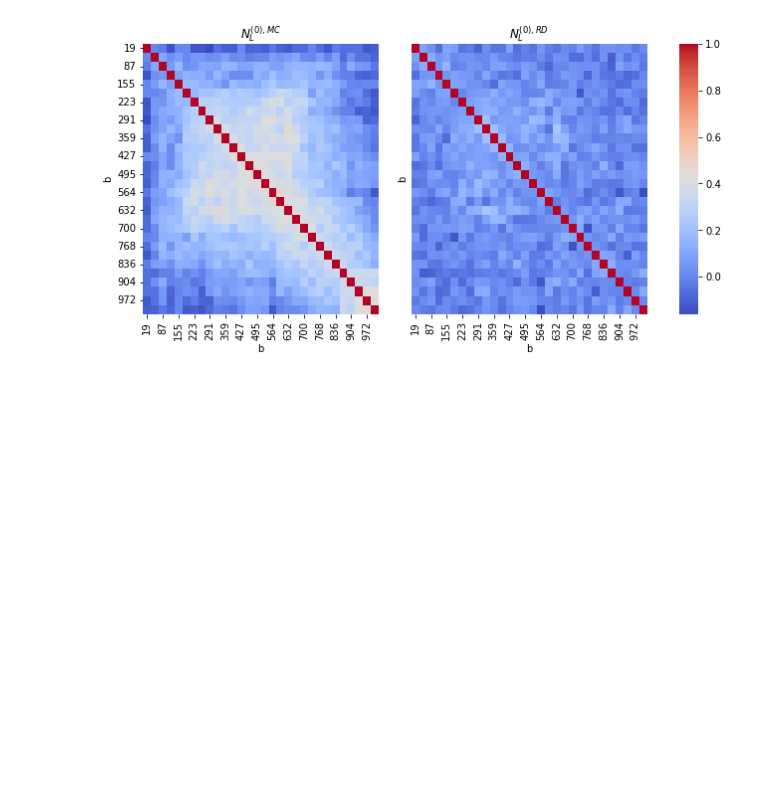
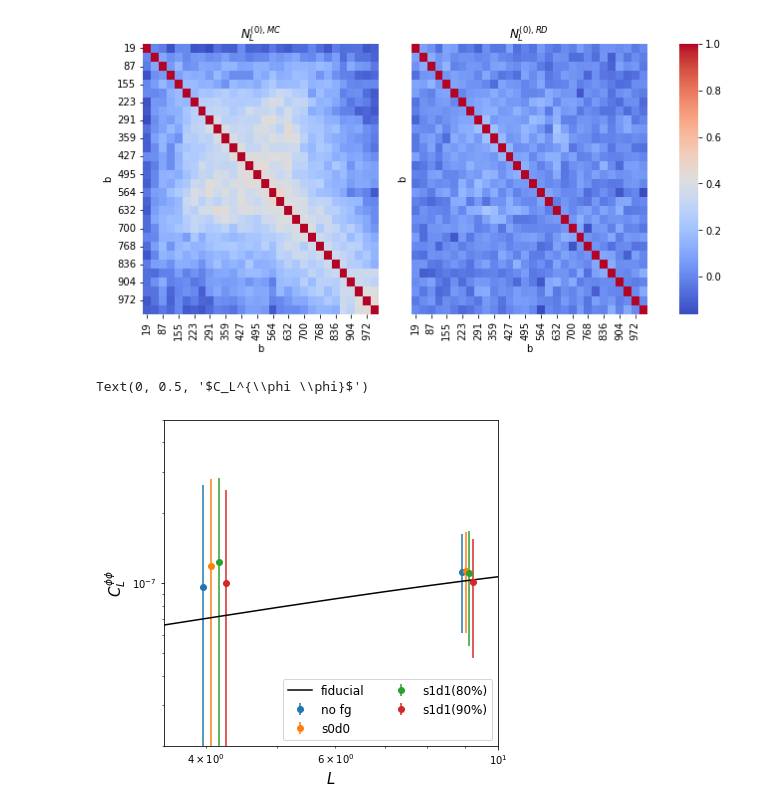
Before and after one commit to antolonappan/dell, a Jupyter notebook: Notebooks/reconstruction.ipynb, the cells around one changed output. Saved outputs shown, nothing was run; the diff lists cells and outputs as text; code cells hidden in the pictures; blank space fills up the shorter version.

```diff
--- a/Notebooks/reconstruction.ipynb
+++ b/Notebooks/reconstruction.ipynb
@@ -70,3 +63,27 @@ mystat.plot_bin_corr_comp(which=0)
 # %% [output]
 Data Loaded from file
 [figure]
+# %%
+lfac = rec_nofg.Lfac
+cl_pp = rec_nofg.cl_pp
+B = rec_nofg.B
+CL_arr_nofg = rec_nofg.get_qcl_wR_stat(n=400,n1=True,rdn0=True)
+CL_arr_fg1 = rec_fg1.get_qcl_wR_stat(n=400,n1=True,rdn0=True)
+CL_arr_fg2 = rec_fg2.get_qcl_wR_stat(n=400,n1=True,rdn0=True)
+CL_arr_fg3 = rec_fg3.get_qcl_wR_stat(n=400,n1=True,rdn0=True)
+fid = rec_nofg.bin_cell(cl_pp*lfac)
+# %%
+plt.figure(figsize=(6,6))
+plt.loglog(cl_pp*lfac,'k',label='fiducial')
+plt.errorbar(B, CL_arr_nofg.mean(0), yerr=CL_arr_nofg.std(0), fmt='o',label='no fg')
+plt.errorbar(B+.1, CL_arr_fg1.mean(0), yerr=CL_arr_fg1.std(0), fmt='o',label='s0d0')
+plt.errorbar(B+.2, CL_arr_fg2.mean(0), yerr=CL_arr_fg2.std(0), fmt='o',label = 's1d1(80%)')
+plt.errorbar(B+.3, CL_arr_fg3.mean(0), yerr=CL_arr_fg3.std(0), fmt='o',label = 's1d1(90%)')
+plt.xlim(3.5,10)
+plt.ylim(2e-8,5e-7)
+plt.legend(fontsize=12,loc='lower right',ncol=2)
+plt.xlabel(r'$L$',fontsize=15)
+plt.ylabel(r'$C_L^{\phi \phi}$',fontsize=15)
+# %% [output]
+Text(0, 0.5, '$C_L^{\\phi \\phi}$')
+[figure, added]
```
Also changed, not shown: parts of 13 cells of this notebook, 16 other files.
